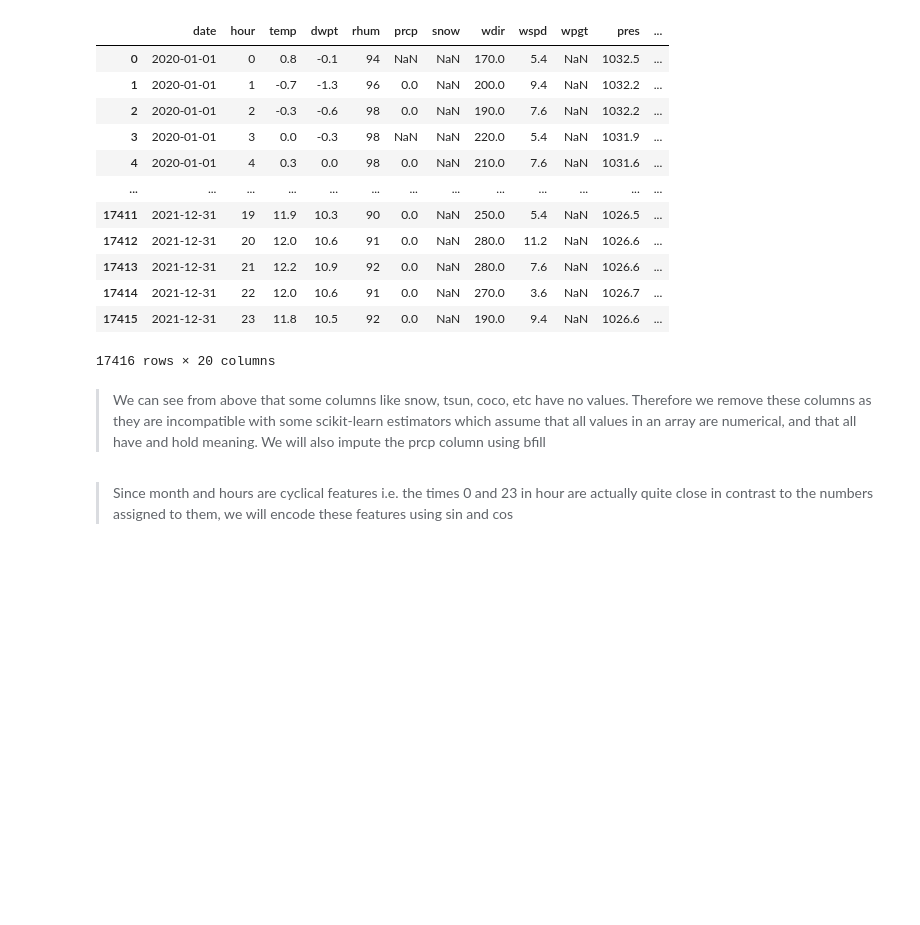
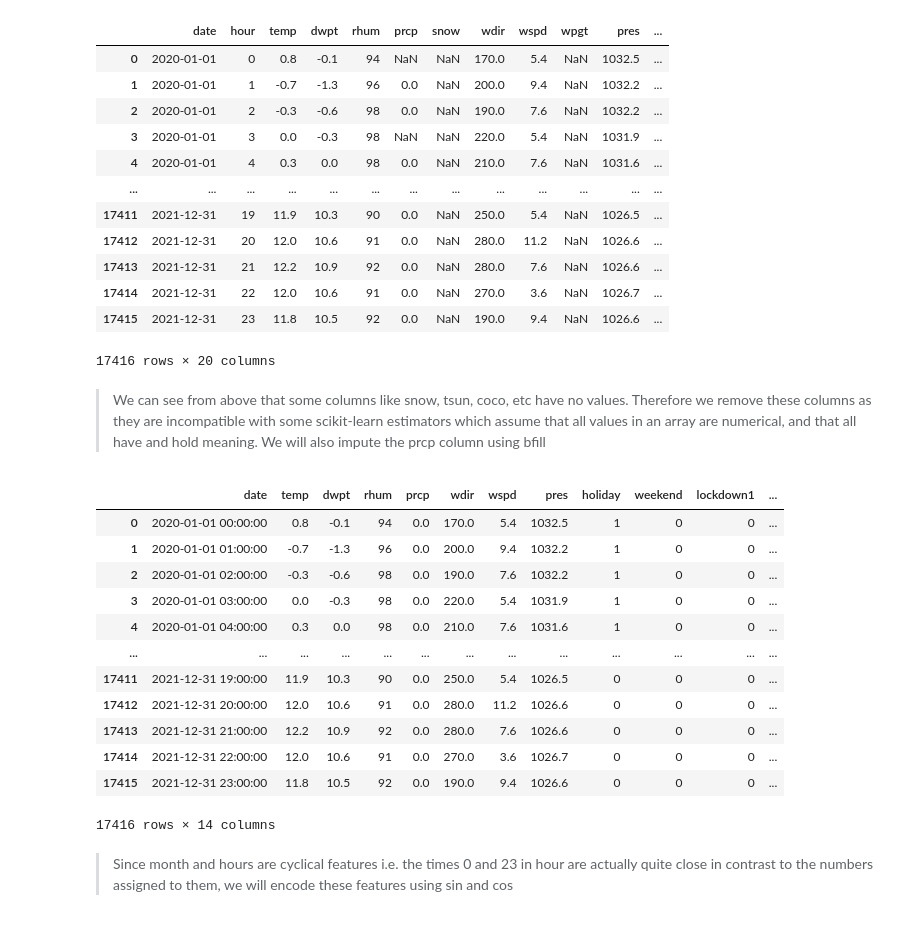
Before and after one commit to harshitshangari/Python_DS_Project, a Jupyter notebook: EDA.ipynb, the cells around one changed output. Cells and saved outputs as stored; diff of their text form; code cells hidden in the pictures; blank space fills up the shorter version.

```diff
--- a/EDA.ipynb
+++ b/EDA.ipynb
@@ -161,5 +209,23 @@ train_data = train_data.drop('hour', axis=1)
 # %% [markdown]
 > We can see from above that some columns like snow, tsun, coco, etc have no values. Therefore we remove these columns as they are incompatible with some scikit-learn estimators which assume that all values in an array are numerical, and that all have and hold meaning. We will also impute the prcp column using bfill
 # %%
-weather = weather.drop(columns=['snow', 'wpgt','tsun','coco','Coco'])
+weather = weather.drop(columns=['snow', 'wpgt','tsun','coco','Coco'], axis=1)
 weather = weather.fillna(method='bfill')
+weather["hour"] = pd.to_timedelta(weather['hour'], unit='h')
+weather['date'] = weather['date'] + weather['hour']
+weather = weather.drop(columns=['hour'], axis=1)
+weather
+# %% [output]
+|  | date | temp | dwpt | rhum | prcp | wdir | wspd | pres | holiday | weekend | lockdown1 | ... |
+| 0 | 2020-01-01 00:00:00 | 0.8 | -0.1 | 94 | 0.0 | 170.0 | 5.4 | 1032.5 | 1 | 0 | 0 | ... |
+| 1 | 2020-01-01 01:00:00 | -0.7 | -1.3 | 96 | 0.0 | 200.0 | 9.4 | 1032.2 | 1 | 0 | 0 | ... |
+| 2 | 2020-01-01 02:00:00 | -0.3 | -0.6 | 98 | 0.0 | 190.0 | 7.6 | 1032.2 | 1 | 0 | 0 | ... |
+| 3 | 2020-01-01 03:00:00 | 0.0 | -0.3 | 98 | 0.0 | 220.0 | 5.4 | 1031.9 | 1 | 0 | 0 | ... |
+| 4 | 2020-01-01 04:00:00 | 0.3 | 0.0 | 98 | 0.0 | 210.0 | 7.6 | 1031.6 | 1 | 0 | 0 | ... |
+| ... | ... | ... | ... | ... | ... | ... | ... | ... | ... | ... | ... | ... |
+| 17411 | 2021-12-31 19:00:00 | 11.9 | 10.3 | 90 | 0.0 | 250.0 | 5.4 | 1026.5 | 0 | 0 | 0 | ... |
+| 17412 | 2021-12-31 20:00:00 | 12.0 | 10.6 | 91 | 0.0 | 280.0 | 11.2 | 1026.6 | 0 | 0 | 0 | ... |
+| 17413 | 2021-12-31 21:00:00 | 12.2 | 10.9 | 92 | 0.0 | 280.0 | 7.6 | 1026.6 | 0 | 0 | 0 | ... |
+| 17414 | 2021-12-31 22:00:00 | 12.0 | 10.6 | 91 | 0.0 | 270.0 | 3.6 | 1026.7 | 0 | 0 | 0 | ... |
+| 17415 | 2021-12-31 23:00:00 | 11.8 | 10.5 | 92 | 0.0 | 190.0 | 9.4 | 1026.6 | 0 | 0 | 0 | ... |
+17416 rows × 14 columns
```
Also changed, not shown: parts of 17 cells of this notebook.
